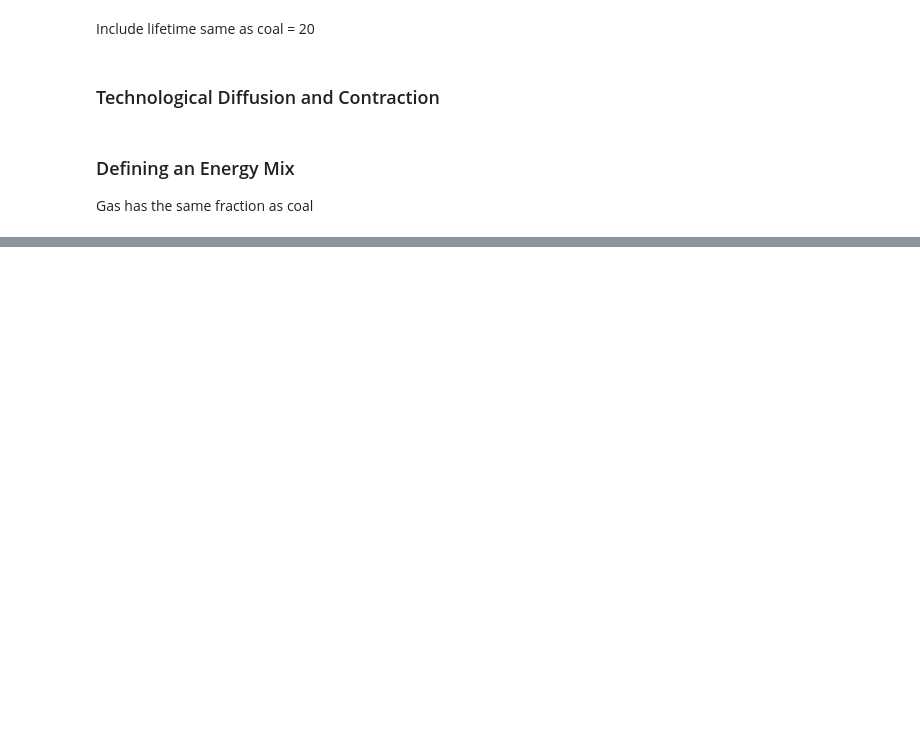
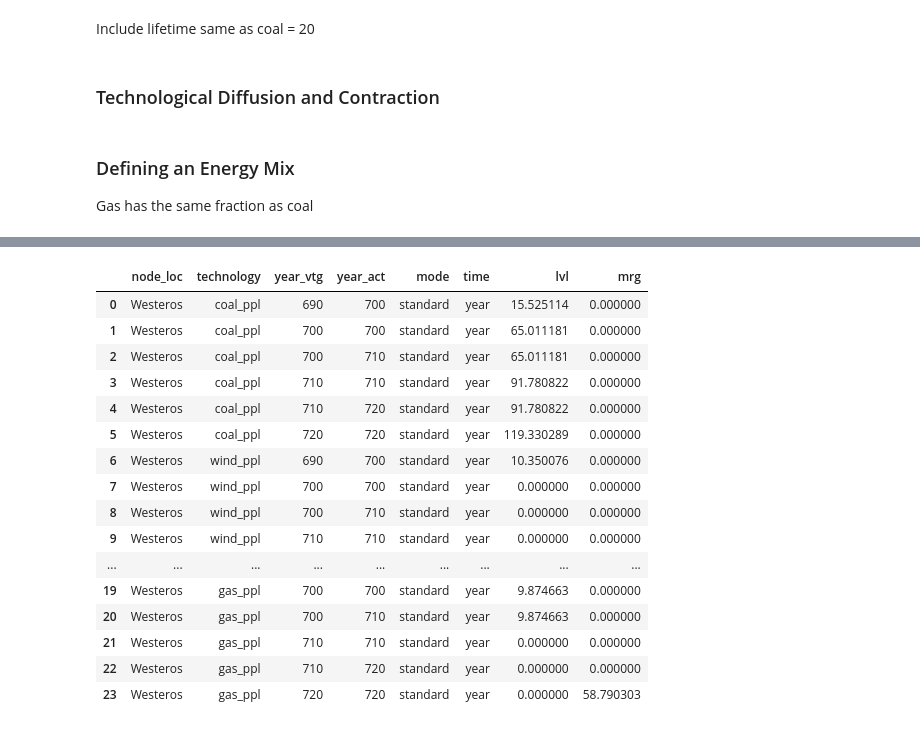
Before and after one commit to DominikPutz/message-ix-westeros, a Jupyter notebook: westeros_gas_ppl.ipynb, the cells around one changed output, grey strips where cells are left out. Saved outputs shown, nothing was run; the diff lists cells and outputs as text; code cells hidden in the pictures; blank space fills up the shorter version.

```diff
--- a/westeros_gas_ppl.ipynb
+++ b/westeros_gas_ppl.ipynb
@@ -107,0 +138,10 @@ scenario.add_par('historical_new_capacity', df)
+# %%
+# in $ / kW (specific investment cost)
+base_inv_cost = {
+    'node_loc': country,
+    'year_vtg': model_horizon,
+    'unit': 'USD/kW',
+}
+
+df = make_df(base_inv_cost, technology='gas_ppl', value=750)
+scen.add_par('inv_cost', df)
@@ -115,0 +241,21 @@ scen.var('OBJ')['lvl']
+# %%
+activity = scen.var('ACT')
+activity
+# %% [output]
+|  | node_loc | technology | year_vtg | year_act | mode | time | lvl | mrg |
+| 0 | Westeros | coal_ppl | 690 | 700 | standard | year | 15.525114 | 0.000000 |
+| 1 | Westeros | coal_ppl | 700 | 700 | standard | year | 65.011181 | 0.000000 |
+| 2 | Westeros | coal_ppl | 700 | 710 | standard | year | 65.011181 | 0.000000 |
+| 3 | Westeros | coal_ppl | 710 | 710 | standard | year | 91.780822 | 0.000000 |
+| 4 | Westeros | coal_ppl | 710 | 720 | standard | year | 91.780822 | 0.000000 |
+| 5 | Westeros | coal_ppl | 720 | 720 | standard | year | 119.330289 | 0.000000 |
+| 6 | Westeros | wind_ppl | 690 | 700 | standard | year | 10.350076 | 0.000000 |
+| 7 | Westeros | wind_ppl | 700 | 700 | standard | year | 0.000000 | 0.000000 |
+| 8 | Westeros | wind_ppl | 700 | 710 | standard | year | 0.000000 | 0.000000 |
+| 9 | Westeros | wind_ppl | 710 | 710 | standard | year | 0.000000 | 0.000000 |
+| ... | ... | ... | ... | ... | ... | ... | ... | ... |
+| 19 | Westeros | gas_ppl | 700 | 700 | standard | year | 9.874663 | 0.000000 |
+| 20 | Westeros | gas_ppl | 700 | 710 | standard | year | 9.874663 | 0.000000 |
+| 21 | Westeros | gas_ppl | 710 | 710 | standard | year | 0.000000 | 0.000000 |
+| 22 | Westeros | gas_ppl | 710 | 720 | standard | year | 0.000000 | 0.000000 |
+| 23 | Westeros | gas_ppl | 720 | 720 | standard | year | 0.000000 | 58.790303 |
```
Also changed, not shown: parts of 33 cells of this notebook, 1 other file.
